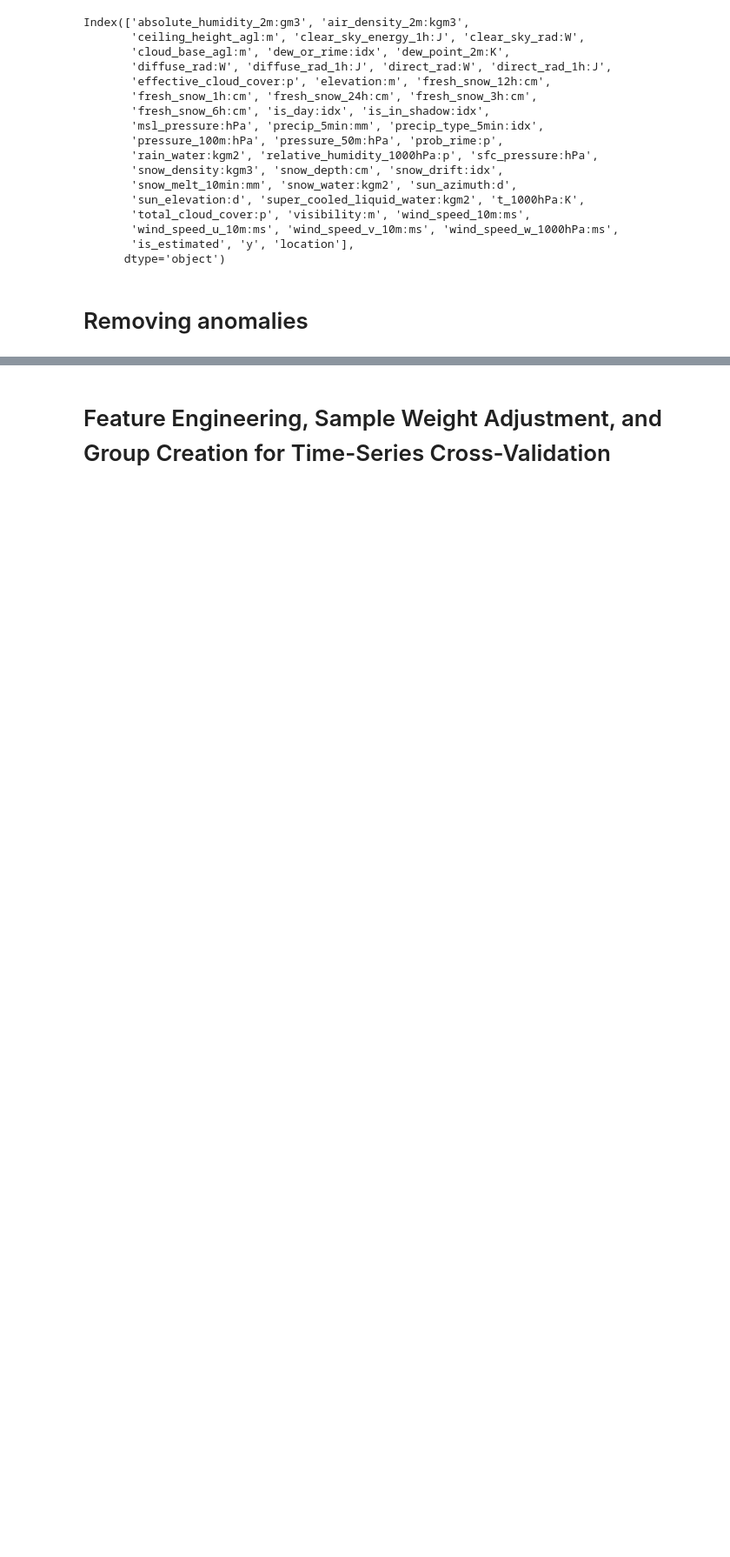
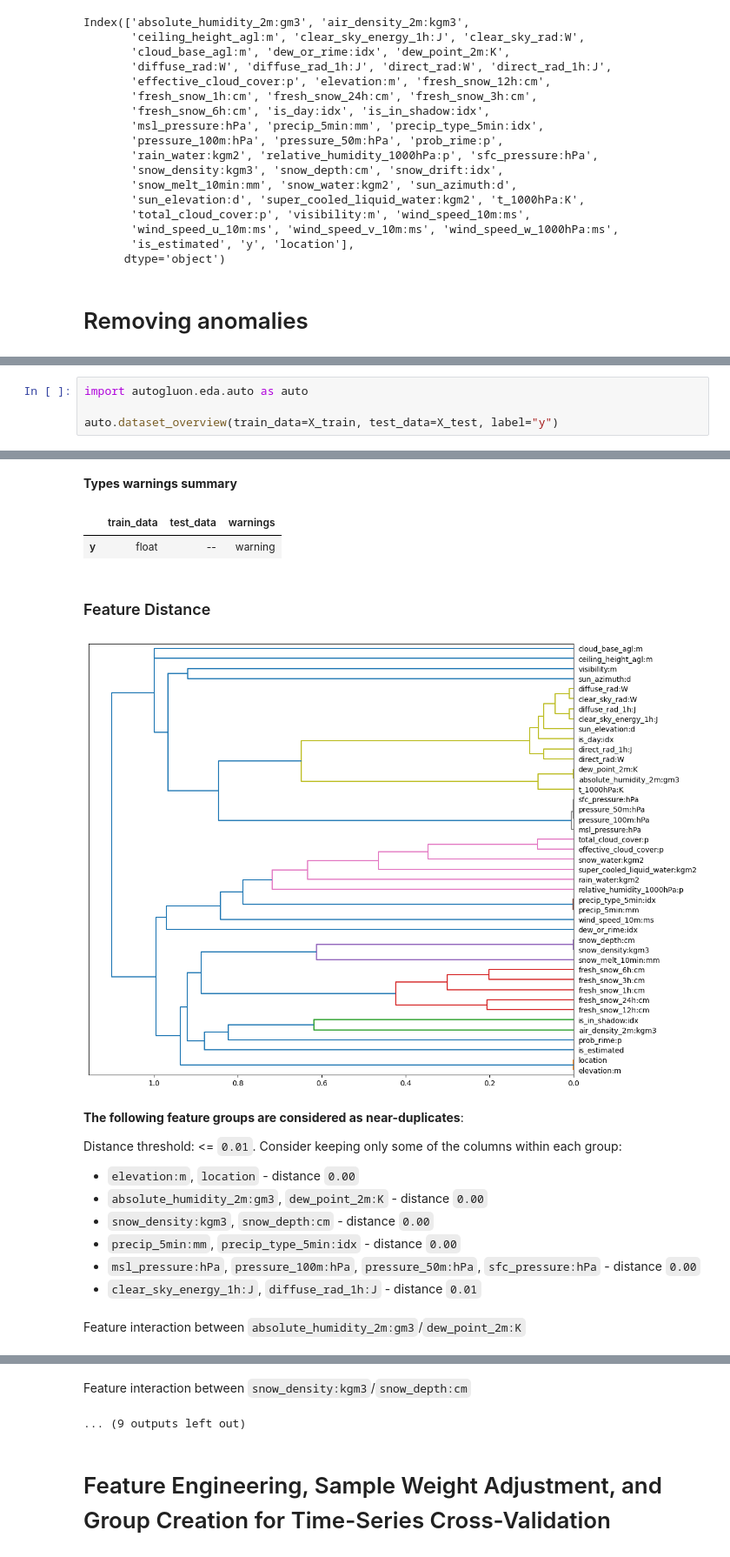
Before and after one commit to jorgensandhaug/TDT4173, a Jupyter notebook: long_notebook_4.ipynb, the cells around one changed output, grey strips where cells are left out. Shown at 87% size. Saved outputs shown, nothing was run; the diff lists cells and outputs as text; blank space fills up the shorter version.

Commit message:
add autogluon eda for preprocessed data

```diff
--- a/long_notebook_4.ipynb
+++ b/long_notebook_4.ipynb
@@ -527,0 +532,5 @@ for idx, location in enumerate(locations):
+# %%
+import autogluon.eda.auto as auto
+
+auto.dataset_overview(train_data=X_train, test_data=X_test, label="y")
+# %% [output]
@@ -527,0 +573,16 @@ for idx, location in enumerate(locations):
+**Types warnings summary**
+|  | train_data | test_data | warnings |
+| y | float | -- | warning |
+### Feature Distance
+[figure, added]
+**The following feature groups are considered as near-duplicates**:
+
+Distance threshold: <= `0.01`. Consider keeping only some of the columns within each group:
+
+ - `elevation:m`, `location` - distance `0.00`
+ - `absolute_humidity_2m:gm3`, `dew_point_2m:K` - distance `0.00`
+ - `snow_density:kgm3`, `snow_depth:cm` - distance `0.00`
+ - `precip_5min:mm`, `precip_type_5min:idx` - distance `0.00`
+ - `msl_pressure:hPa`, `pressure_100m:hPa`, `pressure_50m:hPa`, `sfc_pressure:hPa` - distance `0.00`
+ - `clear_sky_energy_1h:J`, `diffuse_rad_1h:J` - distance `0.01`
+Feature interaction between `absolute_humidity_2m:gm3`/`dew_point_2m:K`
@@ -528,3 +590,5 @@ for idx, location in enumerate(locations):
+Feature interaction between `snow_density:kgm3`/`snow_depth:cm`
+... (9 outputs left out)
 # %% [markdown]
 # Feature Engineering, Sample Weight Adjustment, and Group Creation for Time-Series Cross-Validation
 # %%
```
Also changed, not shown: parts of 8 cells of this notebook.
